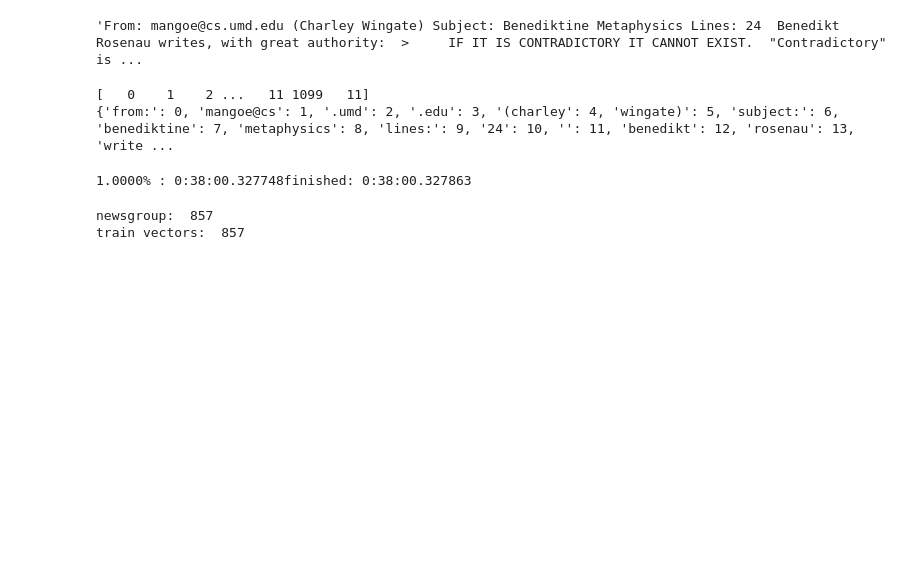
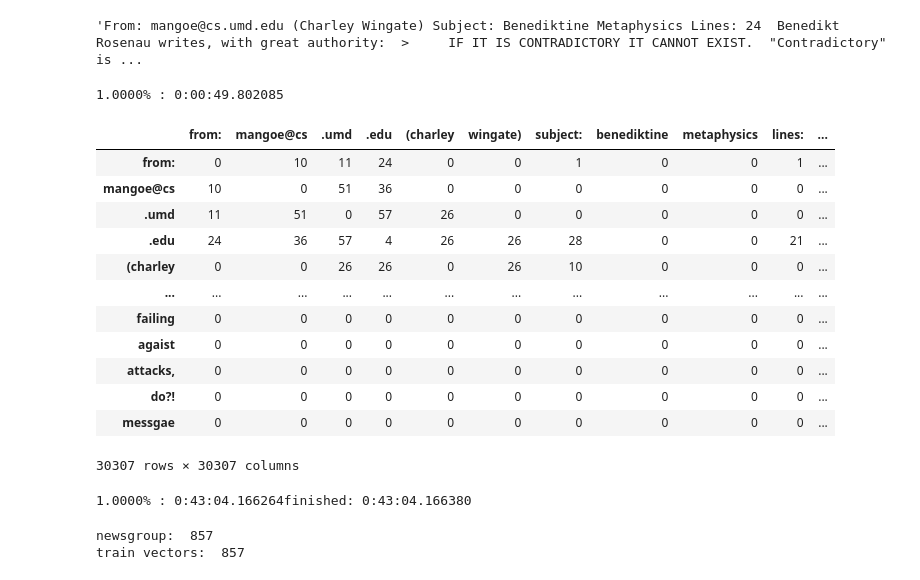
Before and after one commit to kagari/DataMining_NLP_Report3, a Jupyter notebook: level4_newsgroups_make_co-occurrence.ipynb, the cells around one changed output. Drawn from its saved outputs; the diff is of its cells as text; code cells hidden in the pictures; blank space fills up the shorter version.

```diff
--- a/level4_newsgroups_make_co-occurrence.ipynb
+++ b/level4_newsgroups_make_co-occurrence.ipynb
@@ -146,12 +146,9 @@ docs_all_str[:500]
 # %%
 corpus, word_to_id, id_to_word = preprocess(docs_all_str)
 vocab_size = len(word_to_id)
-print(corpus)
-print(word_to_id)
-print(id_to_word)
+# print(corpus)
+# print(word_to_id)
+# print(id_to_word)
-# %% [output]
-[   0    1    2 ...   11 1099   11]
-{'from:': 0, 'mangoe@cs': 1, '.umd': 2, '.edu': 3, '(charley': 4, 'wingate)': 5, 'subject:': 6, 'benediktine': 7, 'metaphysics': 8, 'lines:': 9, '24': 10, '': 11, 'benedikt': 12, 'rosenau': 13, 'write ...
 # %%
 def create_co_matrix(corpus, vocab_size, window_size=1):
     """共起行列を作成。
@@ -180,6 +177,25 @@ def create_co_matrix(corpus, vocab_size, window_size=1):
         print("\r{:.4f}% : {}".format((idx+1)/corpus_size, dt.now()-start), end="")
     print("")
     return co_matrix
+# %%
+co_matrix = create_co_matrix(corpus, vocab_size, window_size=2)
+df = pd.DataFrame(co_matrix, index=word_to_id.keys(), columns=word_to_id.keys())
+df
+# %% [output]
+1.0000% : 0:00:49.802085
+|  | from: | mangoe@cs | .umd | .edu | (charley | wingate) | subject: | benediktine | metaphysics | lines: | ... |
+| from: | 0 | 10 | 11 | 24 | 0 | 0 | 1 | 0 | 0 | 1 | ... |
+| mangoe@cs | 10 | 0 | 51 | 36 | 0 | 0 | 0 | 0 | 0 | 0 | ... |
+| .umd | 11 | 51 | 0 | 57 | 26 | 0 | 0 | 0 | 0 | 0 | ... |
+| .edu | 24 | 36 | 57 | 4 | 26 | 26 | 28 | 0 | 0 | 21 | ... |
+| (charley | 0 | 0 | 26 | 26 | 0 | 26 | 10 | 0 | 0 | 0 | ... |
+| ... | ... | ... | ... | ... | ... | ... | ... | ... | ... | ... | ... |
+| failing | 0 | 0 | 0 | 0 | 0 | 0 | 0 | 0 | 0 | 0 | ... |
+| agaist | 0 | 0 | 0 | 0 | 0 | 0 | 0 | 0 | 0 | 0 | ... |
+| attacks, | 0 | 0 | 0 | 0 | 0 | 0 | 0 | 0 | 0 | 0 | ... |
+| do?! | 0 | 0 | 0 | 0 | 0 | 0 | 0 | 0 | 0 | 0 | ... |
+| messgae | 0 | 0 | 0 | 0 | 0 | 0 | 0 | 0 | 0 | 0 | ... |
+30307 rows × 30307 columns
 # %%
 def create_vectors(docs, df_co_matrix):
     start = dt.now()
@@ -204,7 +220,7 @@ def create_vectors(docs, df_co_matrix):
 # %%
 vectors_train = create_vectors(newsgroups_train.data, df)
 # %% [output]
-1.0000% : 0:38:00.327748finished: 0:38:00.327863
+1.0000% : 0:43:04.166264finished: 0:43:04.166380
 # %%
 print("newsgroup: ", len(newsgroups_train.data))
 print("train vectors: ", len(vectors_train))
```
Also changed, not shown: parts of 1 cell of this notebook.
